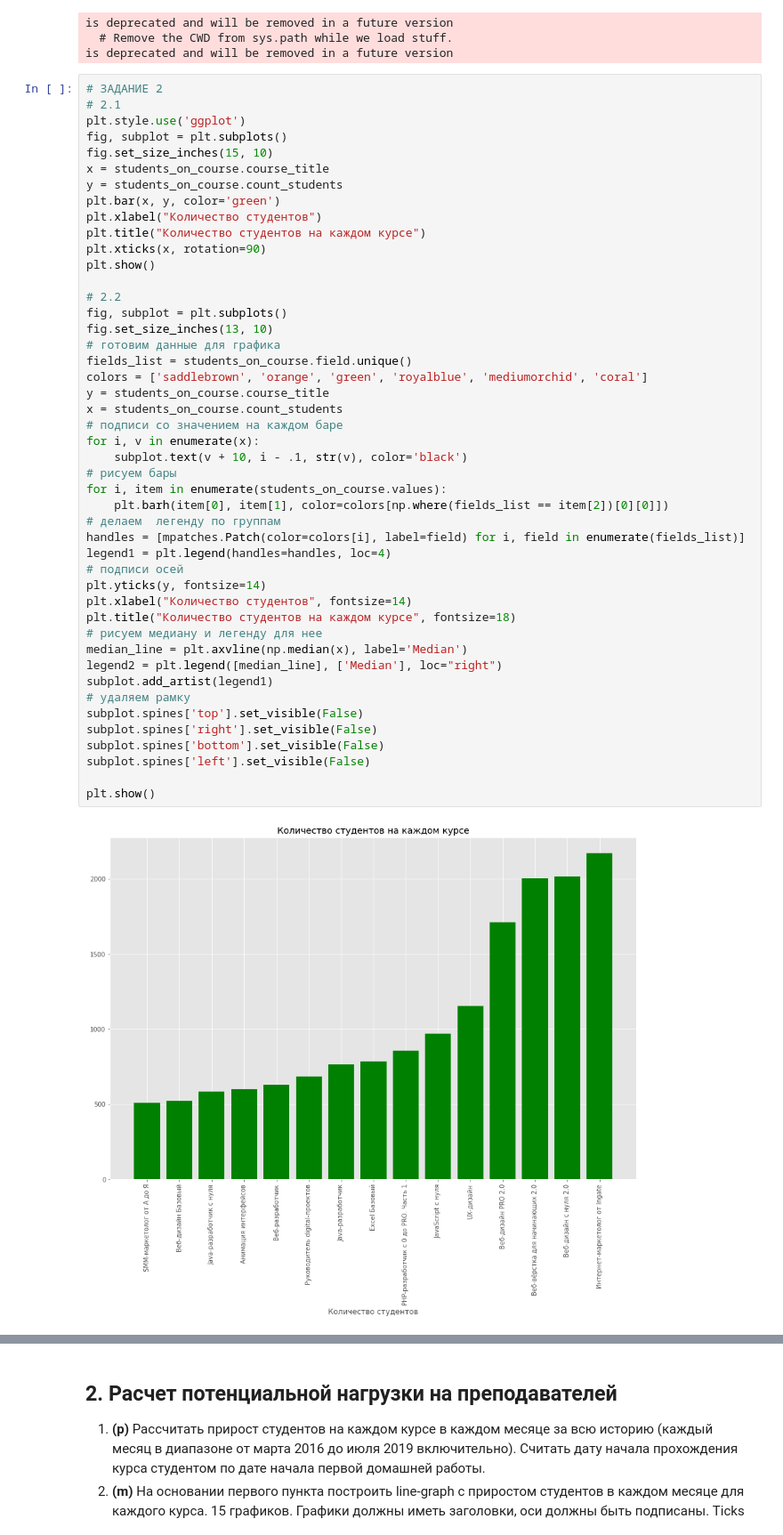
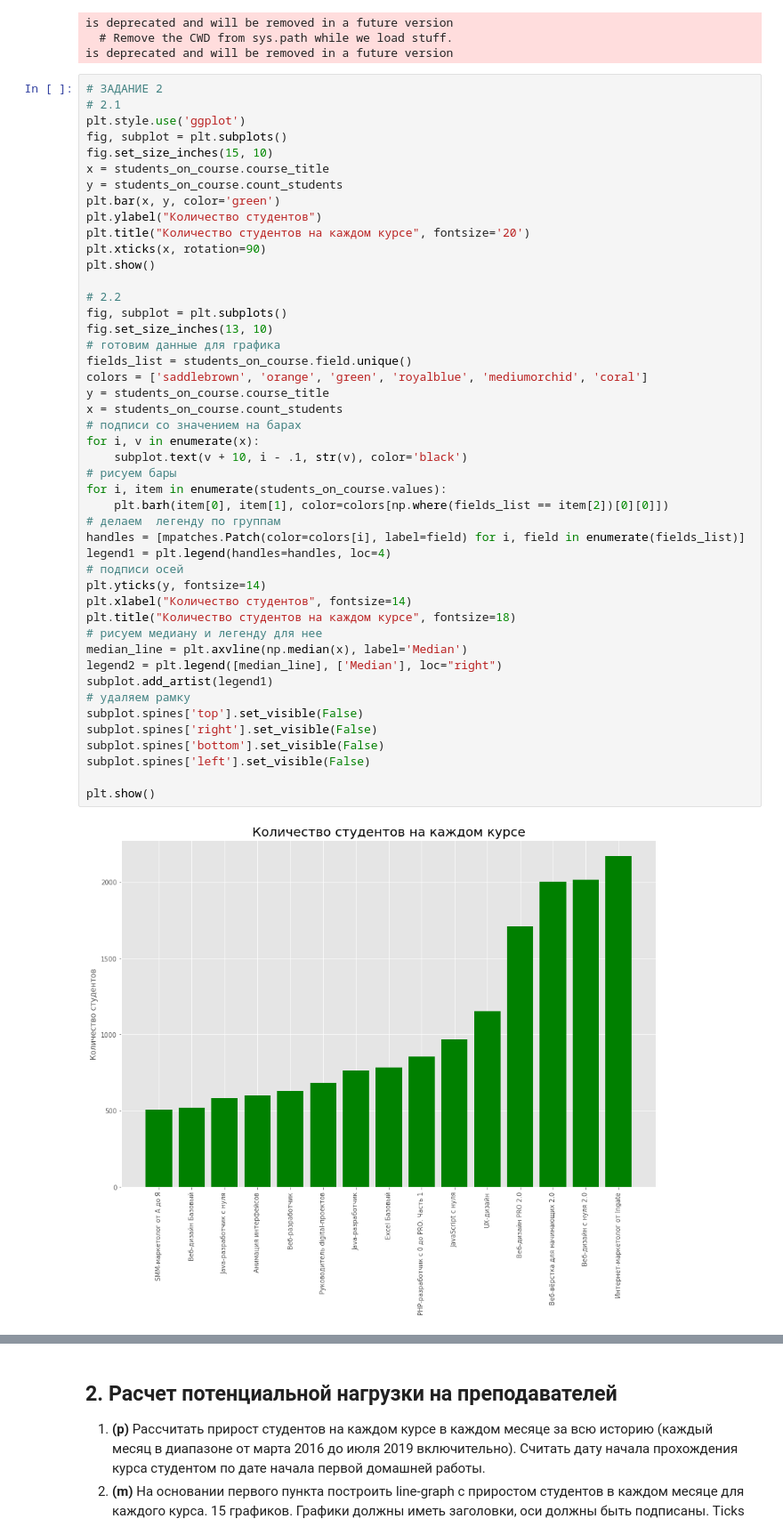
Before and after one commit to Dreeamcatcher/repo, a Jupyter notebook: skillbox/Data analytics - junior/course works/1/Coursework_analytics_1.ipynb, the cells around one changed output, grey strips where cells are left out. Shown at 89% size. Saved outputs shown, nothing was run; the diff lists cells and outputs as text.

```diff
--- a/skillbox/Data analytics - junior/course works/1/Coursework_analytics_1.ipynb
+++ b/skillbox/Data analytics - junior/course works/1/Coursework_analytics_1.ipynb
@@ -209,8 +209,8 @@ fig.set_size_inches(15, 10)
 x = students_on_course.course_title
 y = students_on_course.count_students
 plt.bar(x, y, color='green')
-plt.xlabel("Количество студентов")
-plt.title("Количество студентов на каждом курсе")
+plt.ylabel("Количество студентов")
+plt.title("Количество студентов на каждом курсе", fontsize='20')
 plt.xticks(x, rotation=90)
 plt.show()
 
@@ -219,32 +219,32 @@ fig, subplot = plt.subplots()
 fig.set_size_inches(13, 10)
 # готовим данные для графика
 fields_list = students_on_course.field.unique()
 colors = ['saddlebrown', 'orange', 'green', 'royalblue', 'mediumorchid', 'coral']
 y = students_on_course.course_title
 x = students_on_course.count_students
-# подписи со значением на каждом баре
+# подписи со значением на барах
 for i, v in enumerate(x):
     subplot.text(v + 10, i - .1, str(v), color='black')
 # рисуем бары
 for i, item in enumerate(students_on_course.values):
     plt.barh(item[0], item[1], color=colors[np.where(fields_list == item[2])[0][0]])
 # делаем  легенду по группам
 handles = [mpatches.Patch(color=colors[i], label=field) for i, field in enumerate(fields_list)]
 legend1 = plt.legend(handles=handles, loc=4)
 # подписи осей
 plt.yticks(y, fontsize=14)
 plt.xlabel("Количество студентов", fontsize=14)
 plt.title("Количество студентов на каждом курсе", fontsize=18)
 # рисуем медиану и легенду для нее
 median_line = plt.axvline(np.median(x), label='Median')
 legend2 = plt.legend([median_line], ['Median'], loc="right")
 subplot.add_artist(legend1)
 # удаляем рамку
 subplot.spines['top'].set_visible(False)
 subplot.spines['right'].set_visible(False)
 subplot.spines['bottom'].set_visible(False)
 subplot.spines['left'].set_visible(False)
 
 plt.show()
 # %% [output]
-[figure, old version]
+[figure, new version]
```
Also changed, not shown: parts of 2 cells of this notebook.
